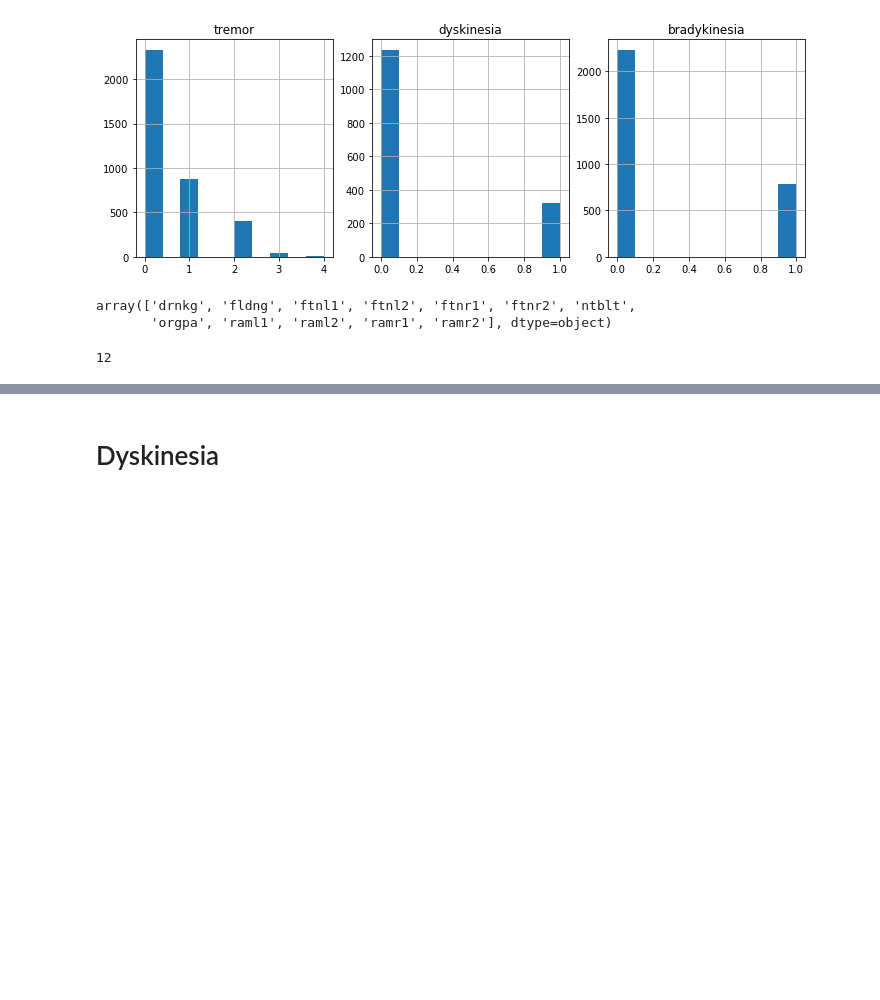
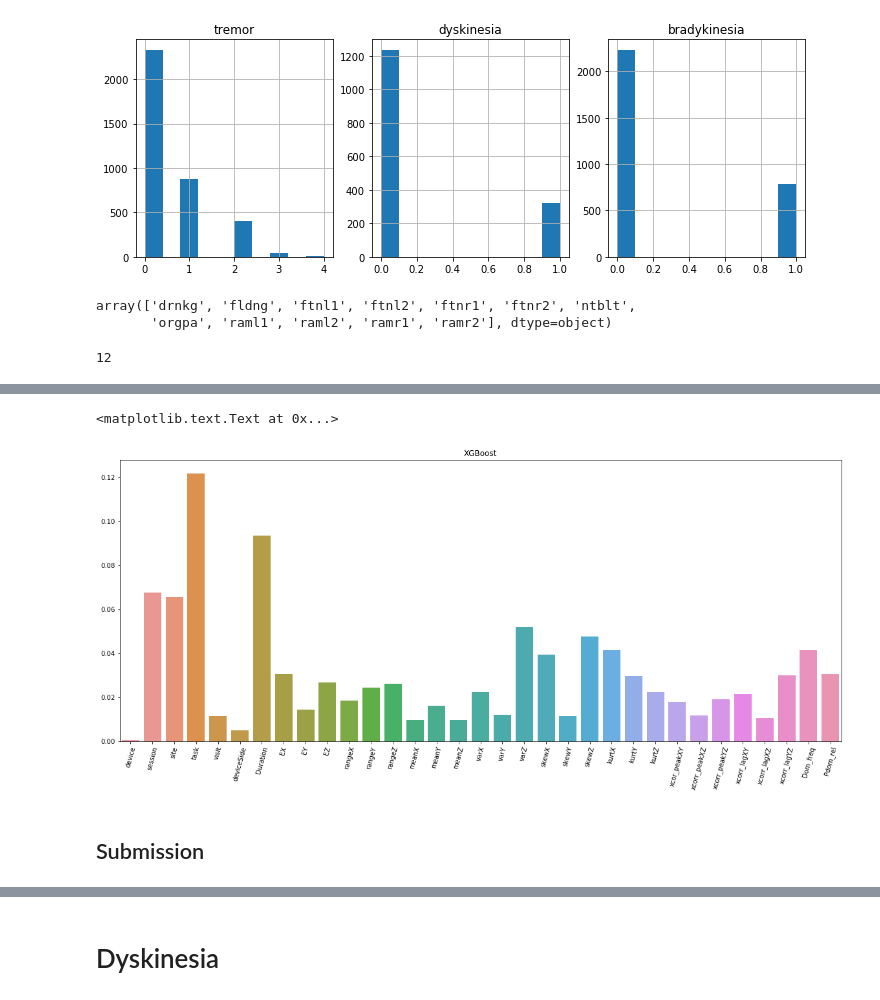
Before and after one commit to Luke3D/Misccode, a Jupyter notebook: Dataprocessing.ipynb, the cells around one changed output, grey strips where cells are left out. Saved outputs shown, nothing was run; the diff lists cells and outputs as text; code cells hidden in the pictures; blank space fills up the shorter version.

```diff
--- a/Dataprocessing.ipynb
+++ b/Dataprocessing.ipynb
@@ -300,0 +815,12 @@ sum(table.tremorScore==4)
+# %%
+clf = models[0][0]
+fimp = pd.Series(index=X.columns[1:],data=fimp_mean)
+plt.figure(figsize=(20,8))
+ax = sns.barplot(x=fimp.index,y=fimp.values)
+_ = plt.xticks(rotation=75)
+plt.title('XGBoost')
+# %% [output]
+<matplotlib.text.Text at 0x...>
+[figure, added]
+# %% [markdown]
+## Submission
```
Also changed, not shown: parts of 154 cells of this notebook.
